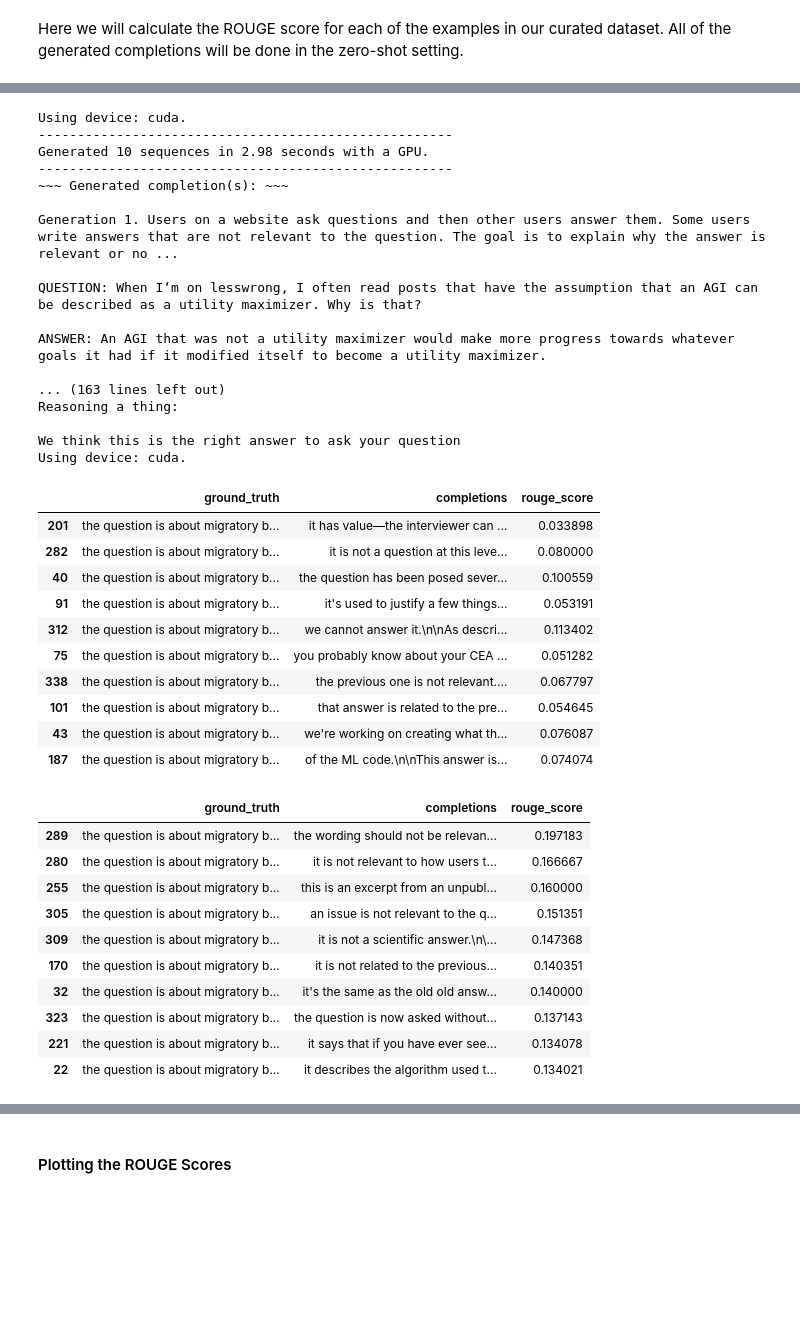
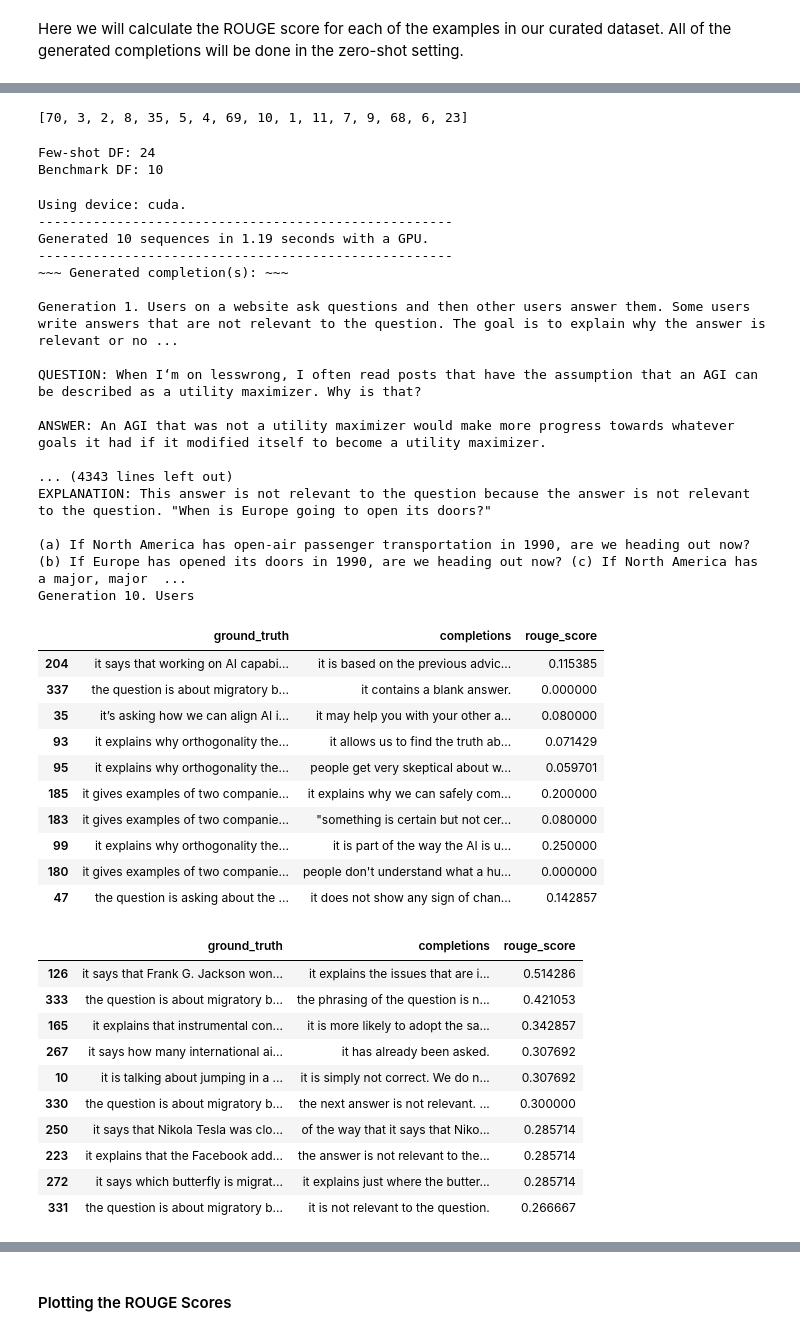
Before and after one commit to JayThibs/aligning-language-models, a Jupyter notebook: gpt_alignment.ipynb, the cells around one changed output, grey strips where cells are left out. Saved outputs shown, nothing was run; the diff lists cells and outputs as text; code cells hidden in the pictures; blank space fills up the shorter version.

```diff
--- a/gpt_alignment.ipynb
+++ b/gpt_alignment.ipynb
@@ -1291,3 +1285,19 @@ curated_df.head(2)
+# %%
+# randomize list
+from random import shuffle
+unique_ids = curated_df["question_id"].unique().tolist()
+shuffle(unique_ids)
+print(unique_ids)
+# %% [output]
+[70, 3, 2, 8, 35, 5, 4, 69, 10, 1, 11, 7, 9, 68, 6, 23]
+# %%
+# Before we start, we're going to split up the data into train (few-shot) and test (benchmark) sets.
+
+print(f"Few-shot DF: {len(few_shot_df)}")
+print(f"Benchmark DF: {len(benchmark_df)}")
+# %% [output]
+Few-shot DF: 24
+Benchmark DF: 10
 # %%
 os.makedirs("prompts/benchmark_prompts/", exist_ok=True)
 context_path = "prompts/contexts/users_on_website.txt"
@@ -1296,12 +1306,13 @@ template_path = "prompts/templates/template_v2.txt"
 completions_list = []
 rouge_scores = []
 question_id_list = []
+ground_truth_list = []
 for idx, row in curated_df.iterrows():
     question_id = row['question_id']
     ground = row['explanation']
     prompt_path = f"prompts/benchmark_prompts/benchmark_prompt_{idx}.txt"
     create_prompt_txt_from_df(curated_df, idx, prompt_path, context_path, task_description_path, template_path)
-    completions = gpt_generate(txt_path=prompt_path, num_return_sequences=10, gpu=True, max_length=200, save_completions=True)
+    completions = gpt_generate(txt_path=prompt_path, num_return_sequences=10, gpu=True, max_length=80, save_completions=True)
     for completion in completions:
         completion = " ".join(completion.split('relevant to the question because')[1:])
         if "\n" in completion[0:10]:
@@ -1311,10 +1322,11 @@ for idx, row in curated_df.iterrows():
         rouge_scores.append(rouge_score['rougeL'][0][-1])
         completions_list.append(completion)
         question_id_list.append(i)
+        ground_truth_list.append(ground)
 # %% [output]
 Using device: cuda.
 -----------------------------------------------------
-Generated 10 sequences in 2.98 seconds with a GPU.
+Generated 10 sequences in 1.19 seconds with a GPU.
 -----------------------------------------------------
 ~~~ Generated completion(s): ~~~
 
@@ -1324,40 +1336,40 @@ QUESTION: When I‘m on lesswrong, I often read posts that have the assumption t
 
 ANSWER: An AGI that was not a utility maximizer would make more progress towards whatever goals it had if it modified itself to become a utility maximizer.
 
-... (163 lines left out)
-Reasoning a thing:
+... (4343 lines left out)
+EXPLANATION: This answer is not relevant to the question because the answer is not relevant to the question. "When is Europe going to open its doors?"
 
-We think this is the right answer to ask your question
-Using device: cuda.
+(a) If North America has open-air passenger transportation in 1990, are we heading out now? (b) If Europe has opened its doors in 1990, are we heading out now? (c) If North America has a major, major  ...
+Generation 10. Users
 # %%
-metrics_df = pd.DataFrame({"ground_truth": ground, "completions": completions_list, "rouge_score": rouge_scores})
+metrics_df = pd.DataFrame({"ground_truth": ground_truth_list, "completions": completions_list, "rouge_score": rouge_scores})
 metrics_df.sample(10).head(10)
 # %% [output]
 |  | ground_truth | completions | rouge_score |
-| 201 | the question is about migratory b... | it has value—the interviewer can ... | 0.033898 |
-| 282 | the question is about migratory b... | it is not a question at this leve... | 0.080000 |
-| 40 | the question is about migratory b... | the question has been posed sever... | 0.100559 |
-| 91 | the question is about migratory b... | it's used to justify a few things... | 0.053191 |
-| 312 | the question is about migratory b... | we cannot answer it.\n\nAs descri... | 0.113402 |
-| 75 | the question is about migratory b... | you probably know about your CEA ... | 0.051282 |
-| 338 | the question is about migratory b... | the previous one is not relevant.... | 0.067797 |
-| 101 | the question is about migratory b... | that answer is related to the pre... | 0.054645 |
-| 43 | the question is about migratory b... | we're working on creating what th... | 0.076087 |
-| 187 | the question is about migratory b... | of the ML code.\n\nThis answer is... | 0.074074 |
+| 204 | it says that working on AI capabi... | it is based on the previous advic... | 0.115385 |
+| 337 | the question is about migratory b... | it contains a blank answer. | 0.000000 |
+| 35 | it’s asking how we can align AI i... | it may help you with your other a... | 0.080000 |
+| 93 | it explains why orthogonality the... | it allows us to find the truth ab... | 0.071429 |
+| 95 | it explains why orthogonality the... | people get very skeptical about w... | 0.059701 |
+| 185 | it gives examples of two companie... | it explains why we can safely com... | 0.200000 |
+| 183 | it gives examples of two companie... | "something is certain but not cer... | 0.080000 |
+| 99 | it explains why orthogonality the... | it is part of the way the AI is u... | 0.250000 |
+| 180 | it gives examples of two companie... | people don't understand what a hu... | 0.000000 |
+| 47 | the question is asking about the ... | it does not show any sign of chan... | 0.142857 |
 # %%
 metrics_df.sort_values(by='rouge_score', ascending=False).head(10)
 # %% [output]
 |  | ground_truth | completions | rouge_score |
-| 289 | the question is about migratory b... | the wording should not be relevan... | 0.197183 |
-| 280 | the question is about migratory b... | it is not relevant to how users t... | 0.166667 |
-| 255 | the question is about migratory b... | this is an excerpt from an unpubl... | 0.160000 |
-| 305 | the question is about migratory b... | an issue is not relevant to the q... | 0.151351 |
-| 309 | the question is about migratory b... | it is not a scientific answer.\n\... | 0.147368 |
-| 170 | the question is about migratory b... | it is not related to the previous... | 0.140351 |
-| 32 | the question is about migratory b... | it's the same as the old old answ... | 0.140000 |
-| 323 | the question is about migratory b... | the question is now asked without... | 0.137143 |
-| 221 | the question is about migratory b... | it says that if you have ever see... | 0.134078 |
-| 22 | the question is about migratory b... | it describes the algorithm used t... | 0.134021 |
+| 126 | it says that Frank G. Jackson won... | it explains the issues that are i... | 0.514286 |
+| 333 | the question is about migratory b... | the phrasing of the question is n... | 0.421053 |
+| 165 | it explains that instrumental con... | it is more likely to adopt the sa... | 0.342857 |
+| 267 | it says how many international ai... | it has already been asked. | 0.307692 |
+| 10 | it is talking about jumping in a ... | it is simply not correct. We do n... | 0.307692 |
+| 330 | the question is about migratory b... | the next answer is not relevant. ... | 0.300000 |
+| 250 | it says that Nikola Tesla was clo... | of the way that it says that Niko... | 0.285714 |
+| 223 | it explains that the Facebook add... | the answer is not relevant to the... | 0.285714 |
+| 272 | it says which butterfly is migrat... | it explains just where the butter... | 0.285714 |
+| 331 | the question is about migratory b... | it is not relevant to the question. | 0.266667 |
 # %%
 metrics_df.sort_values(by='rouge_score', ascending=True).head(10)
 # %% [output]
```
Also changed, not shown: parts of 6 cells of this notebook, 1 other file.
